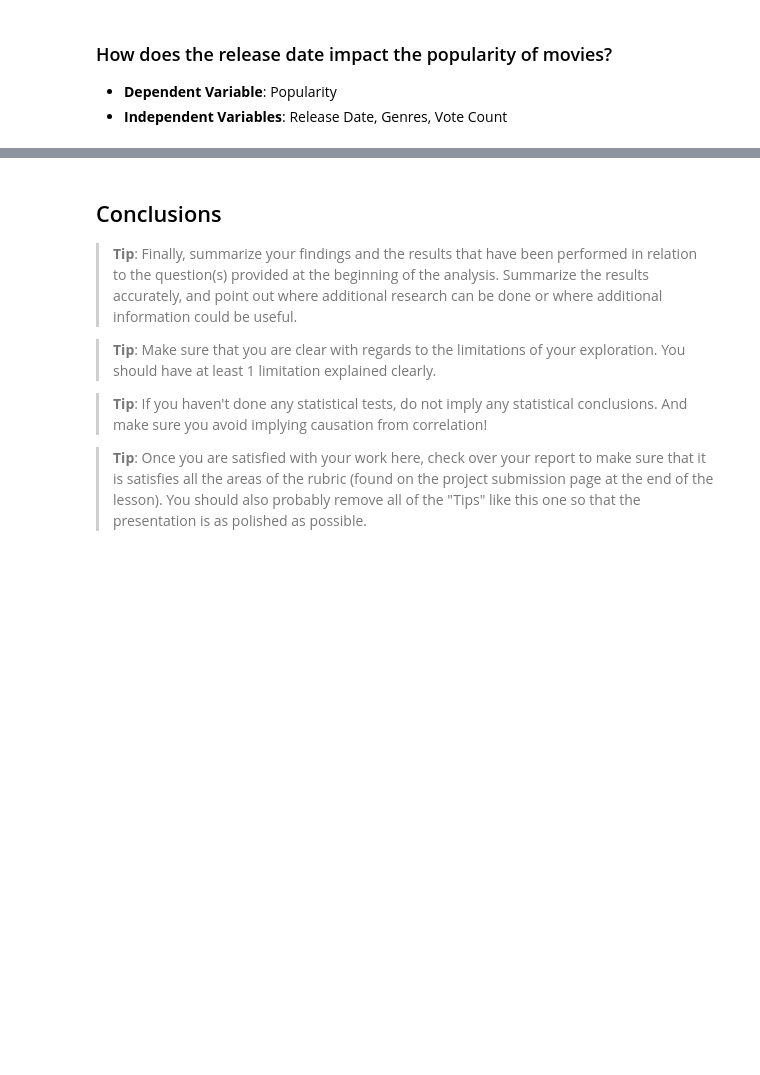
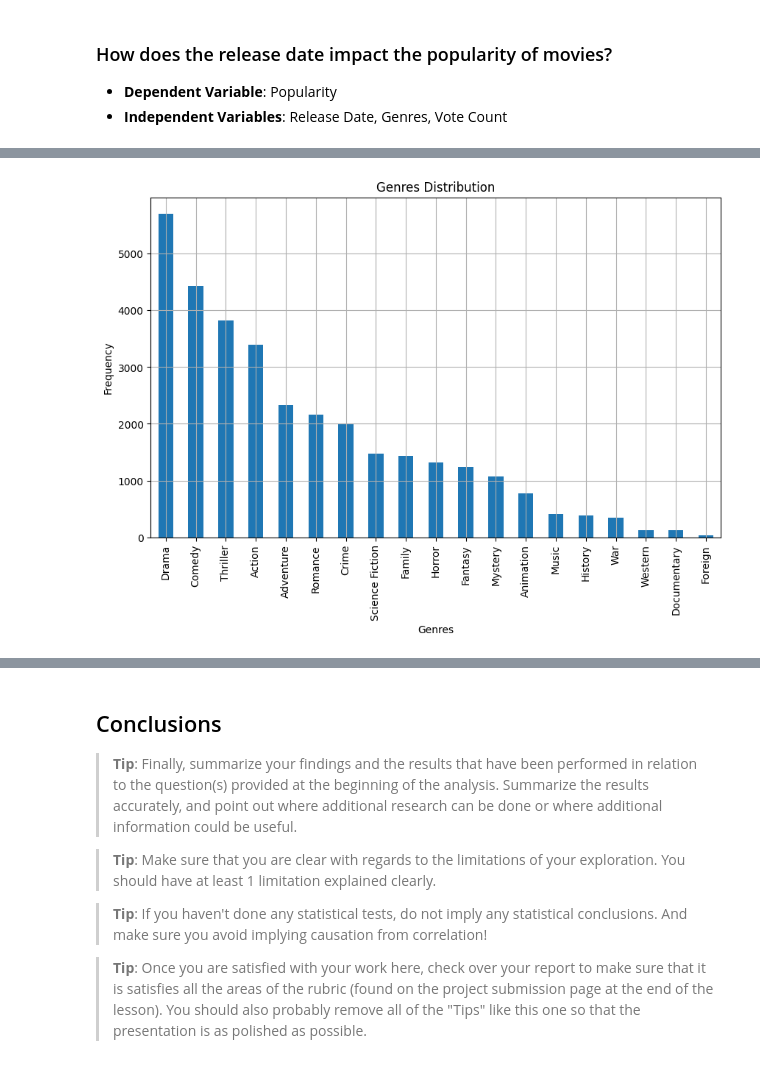
Before and after one commit to PrzemekJedruch/Project_Invest_Movies_Data, a Jupyter notebook: Investigate_a_Dataset.ipynb, the cells around one changed output, grey strips where cells are left out. Cells and saved outputs as stored; diff of their text form; code cells hidden in the pictures; blank space fills up the shorter version.

```diff
--- a/Investigate_a_Dataset.ipynb
+++ b/Investigate_a_Dataset.ipynb
@@ -535,0 +617,11 @@ plt.show()
+# %%
+# Histogram of genres
+plt.figure(figsize=(10, 6))
+df_popularity['genres'].value_counts().plot(kind='bar')
+plt.title('Genres Distribution')
+plt.xlabel('Genres')
+plt.ylabel('Frequency')
+plt.grid(True)
+plt.show()
+# %% [output]
+[figure, added]
```
Also changed, not shown: parts of 43 cells of this notebook.
